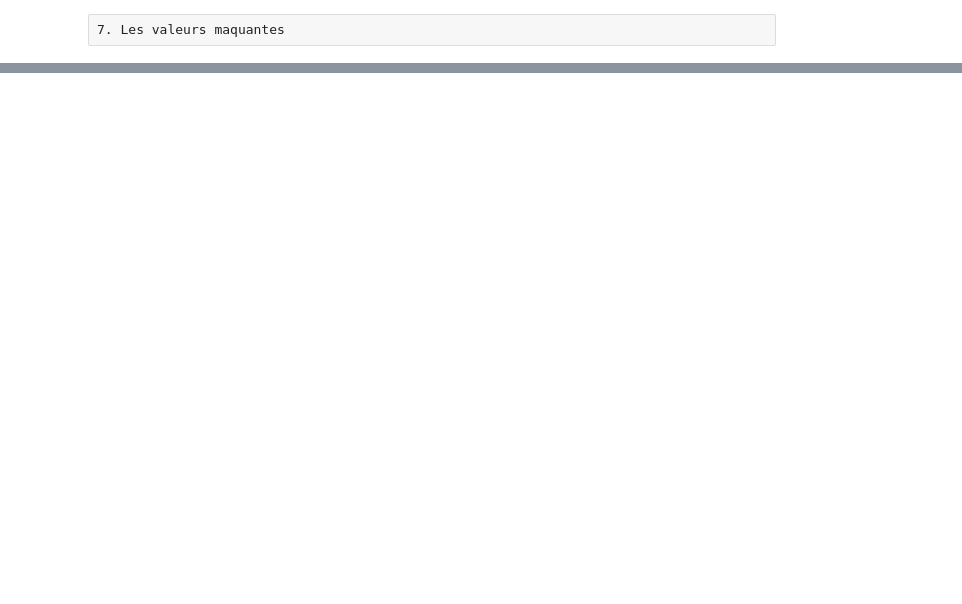
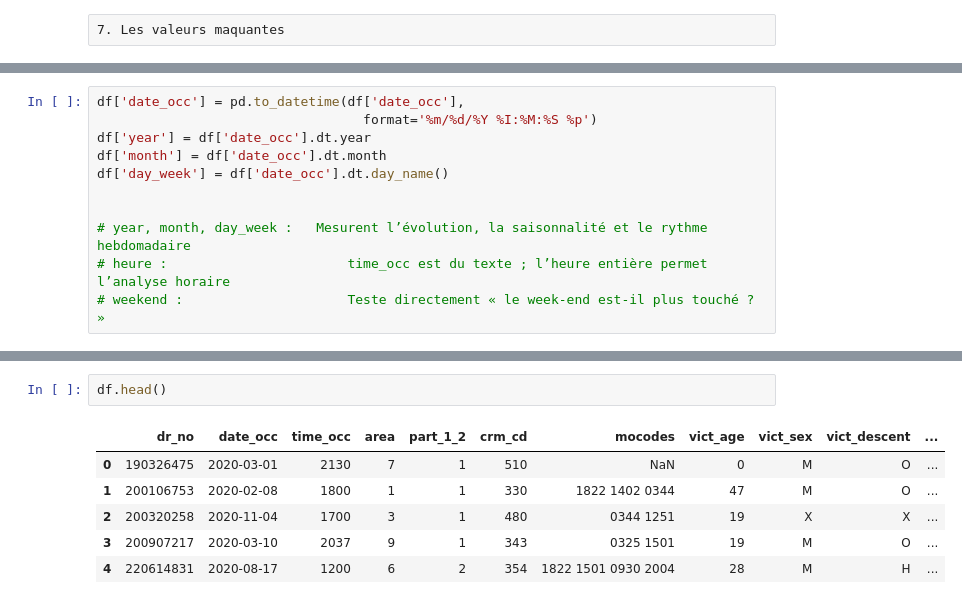
Before and after one commit to ENU-L1/analyse_des_donnees, a Jupyter notebook: nettoyage_tranformation_donnees.ipynb, the cells around one changed output, grey strips where cells are left out. Saved outputs shown, nothing was run; the diff lists cells and outputs as text; blank space fills up the shorter version.

```diff
--- a/nettoyage_tranformation_donnees.ipynb
+++ b/nettoyage_tranformation_donnees.ipynb
@@ -248,0 +278,11 @@ array(['O', 'X', 'H', 'B', 'W', 'A', 'K', 'C', 'J', 'F', 'I', 'V', 'S',
+# %%
+df['date_occ'] = pd.to_datetime(df['date_occ'],
+                                  format='%m/%d/%Y %I:%M:%S %p')
+df['year'] = df['date_occ'].dt.year
+df['month'] = df['date_occ'].dt.month
+df['day_week'] = df['date_occ'].dt.day_name()
+
+
+# year, month, day_week :   Mesurent l’évolution, la saisonnalité et le rythme hebdomadaire
+# heure :	                    time_occ est du texte ; l’heure entière permet l’analyse horaire
+# weekend :                    	Teste directement « le week-end est-il plus touché ? »
@@ -248,0 +309,9 @@ array(['O', 'X', 'H', 'B', 'W', 'A', 'K', 'C', 'J', 'F', 'I', 'V', 'S',
+# %%
+df.head()
+# %% [output]
+|  | dr_no | date_occ | time_occ | area | part_1_2 | crm_cd | mocodes | vict_age | vict_sex | vict_descent | ... |
+| 0 | 190326475 | 2020-03-01 | 2130 | 7 | 1 | 510 | NaN | 0 | M | O | ... |
+| 1 | 200106753 | 2020-02-08 | 1800 | 1 | 1 | 330 | 1822 1402 0344 | 47 | M | O | ... |
+| 2 | 200320258 | 2020-11-04 | 1700 | 3 | 1 | 480 | 0344 1251 | 19 | X | X | ... |
+| 3 | 200907217 | 2020-03-10 | 2037 | 9 | 1 | 343 | 0325 1501 | 19 | M | O | ... |
+| 4 | 220614831 | 2020-08-17 | 1200 | 6 | 2 | 354 | 1822 1501 0930 2004 | 28 | M | H | ... |
```
Also changed, not shown: parts of 10 cells of this notebook.
